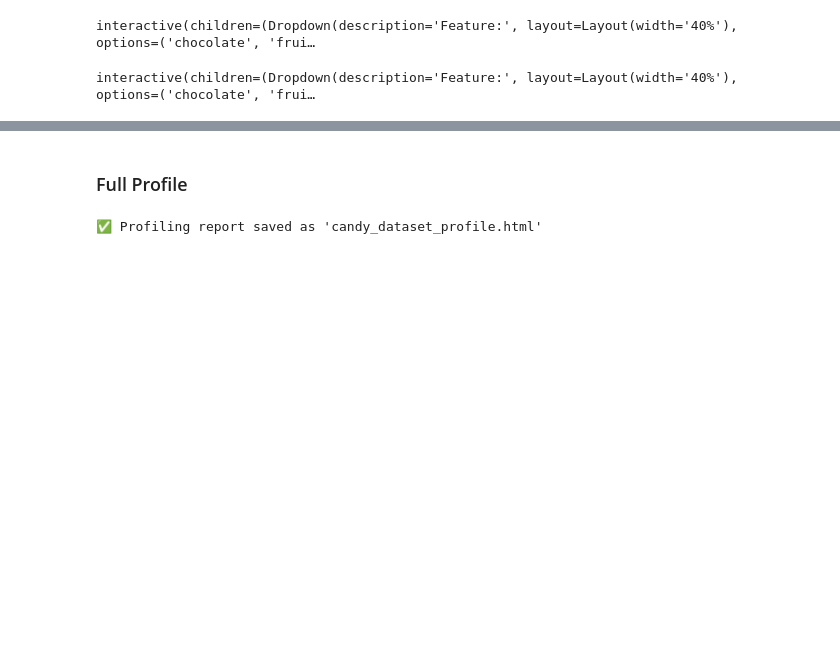
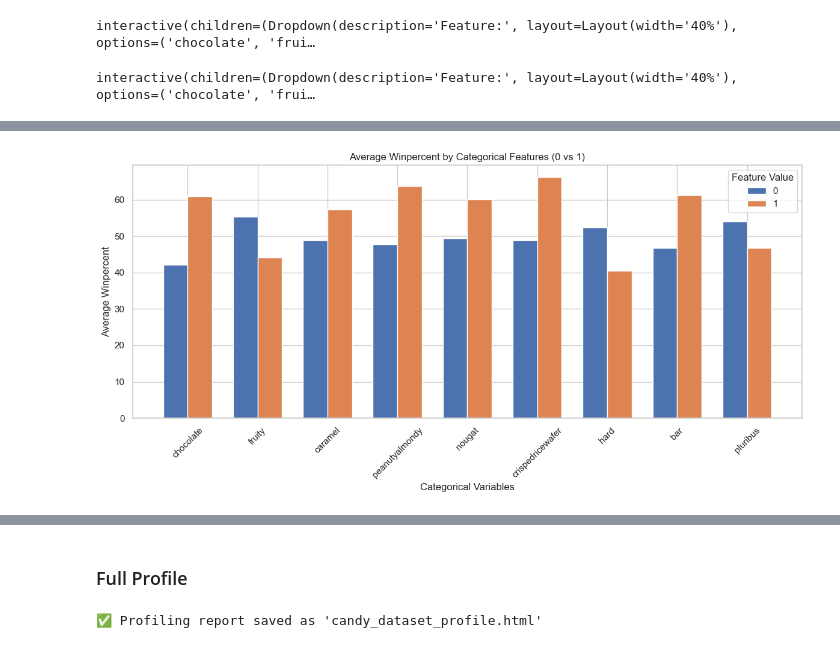
Before and after one commit to agiedke/candy_case, a Jupyter notebook: notebooks/notebook_1_exploration.ipynb, the cells around one changed output, grey strips where cells are left out. Saved outputs shown, nothing was run; the diff lists cells and outputs as text; code cells hidden in the pictures; blank space fills up the shorter version.

```diff
--- a/notebooks/notebook_1_exploration.ipynb
+++ b/notebooks/notebook_1_exploration.ipynb
@@ -180,0 +180,32 @@ interactive(children=(Dropdown(description='Feature:', layout=Layout(width='40%'
+# %%
+categorical_columns = [
+    "chocolate", "fruity", "caramel", "peanutyalmondy",
+    "nougat", "crispedricewafer", "hard", "bar", "pluribus"
+]
+
+means_0 = []
+means_1 = []
+for col in categorical_columns:
+    means_0.append(df[df[col] == 0]['winpercent'].mean())
+    means_1.append(df[df[col] == 1]['winpercent'].mean())
+
+x = np.arange(len(categorical_columns))  # 0, 1, ..., 8
+
+width = 0.35
+
+fig, ax = plt.subplots(figsize=(12, 6))
+
+bars_0 = ax.bar(x - width/2, means_0, width, label='0')
+bars_1 = ax.bar(x + width/2, means_1, width, label='1')
+
+ax.set_xlabel('Categorical Variables')
+ax.set_ylabel('Average Winpercent')
+ax.set_title('Average Winpercent by Categorical Features (0 vs 1)')
+ax.set_xticks(x)
+ax.set_xticklabels(categorical_columns, rotation=45)
+ax.legend(title='Feature Value')
+
+plt.tight_layout()
+plt.show()
+# %% [output]
+[figure, added]
```
Also changed, not shown: parts of 7 cells of this notebook, 2 other files.
